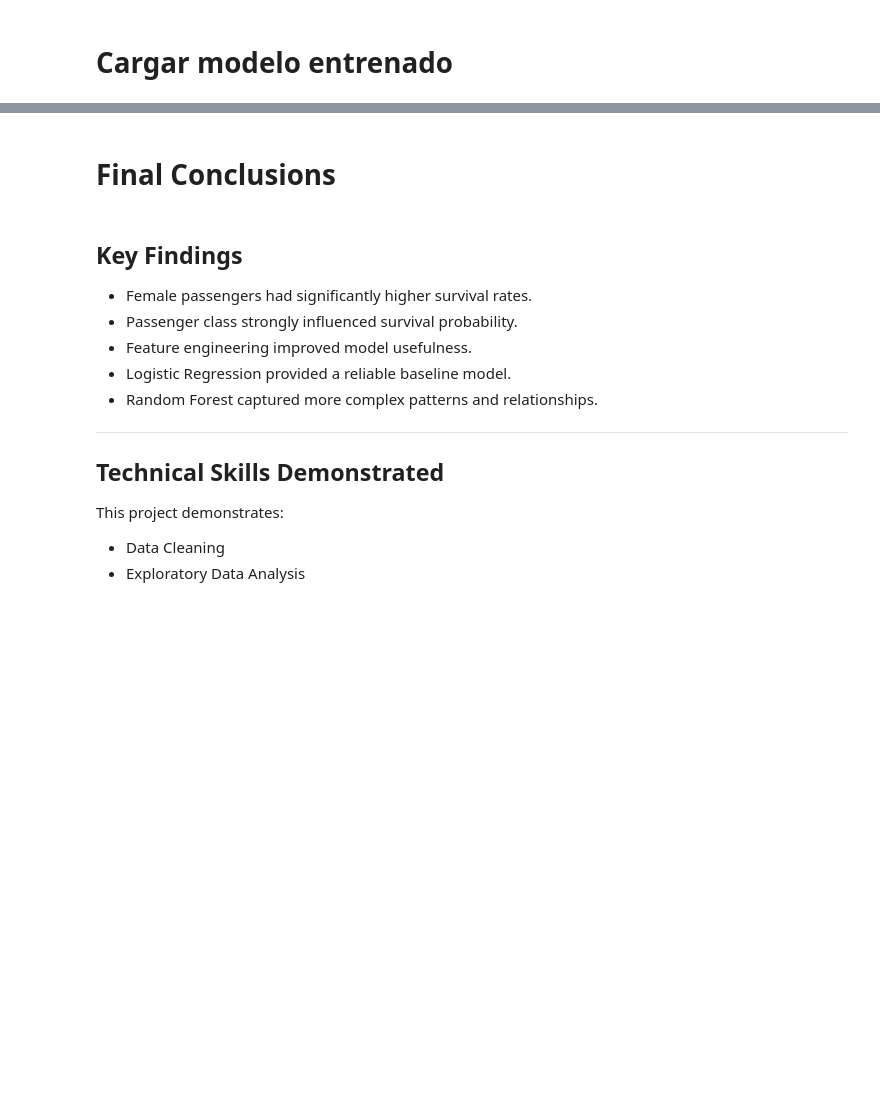
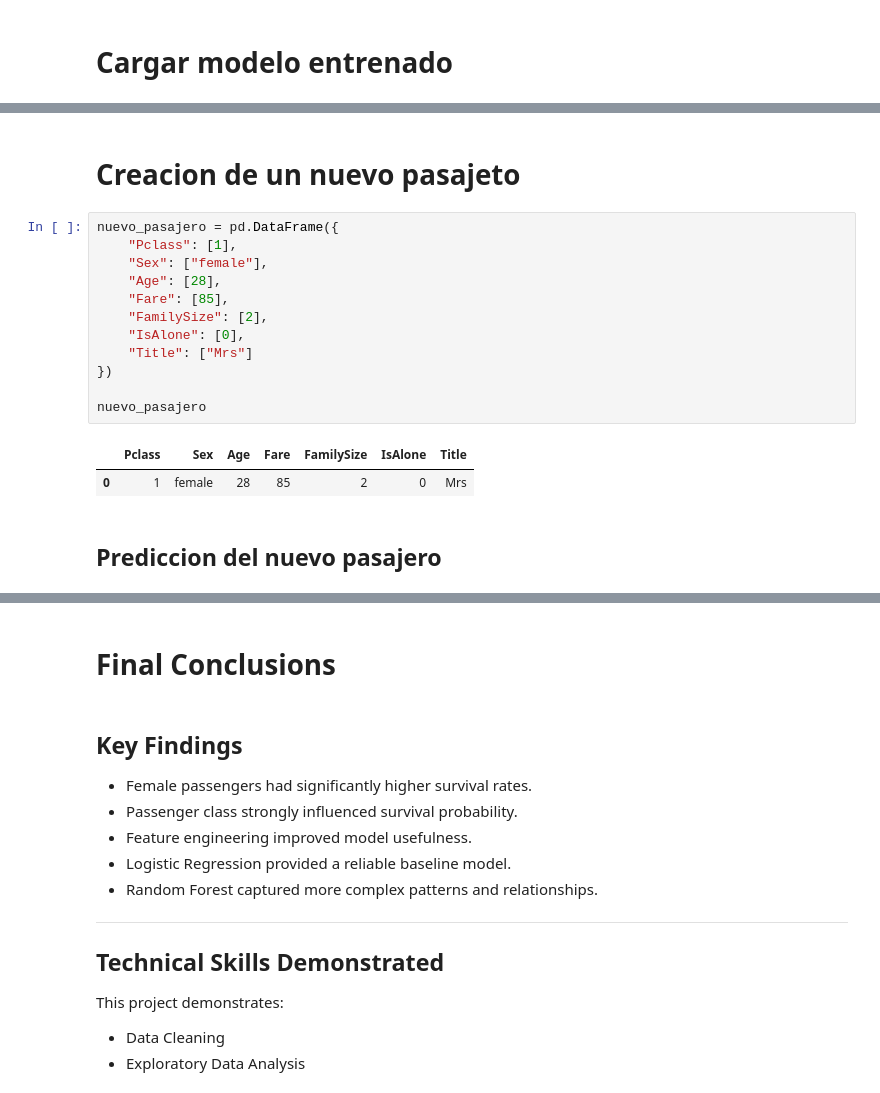
Before and after one commit to adof96/titanic-ml-project, a Jupyter notebook: notebooks/titanic_ml_pipeline.ipynb, the cells around one changed output, grey strips where cells are left out. Saved outputs shown, nothing was run; the diff lists cells and outputs as text; blank space fills up the shorter version.

```diff
--- a/notebooks/titanic_ml_pipeline.ipynb
+++ b/notebooks/titanic_ml_pipeline.ipynb
@@ -637,3 +659,22 @@ evaluar_modelo(y_test, predicciones,model_name="Random Forest Cargado")
     accuracy                           0.82       179
    macro avg       0.82      0.82      0.82       179
 weighted avg       0.82      0.82      0.82       179
+# %% [markdown]
+# Creacion de un nuevo pasajeto
+# %%
+nuevo_pasajero = pd.DataFrame({
+    "Pclass": [1],
+    "Sex": ["female"],
+    "Age": [28],
+    "Fare": [85],
+    "FamilySize": [2],
+    "IsAlone": [0],
+    "Title": ["Mrs"]
+})
+
+nuevo_pasajero
+# %% [output]
+|  | Pclass | Sex | Age | Fare | FamilySize | IsAlone | Title |
+| 0 | 1 | female | 28 | 85 | 2 | 0 | Mrs |
+# %% [markdown]
+## Prediccion del nuevo pasajero
```
Also changed, not shown: parts of 14 cells of this notebook, 3 other files.
